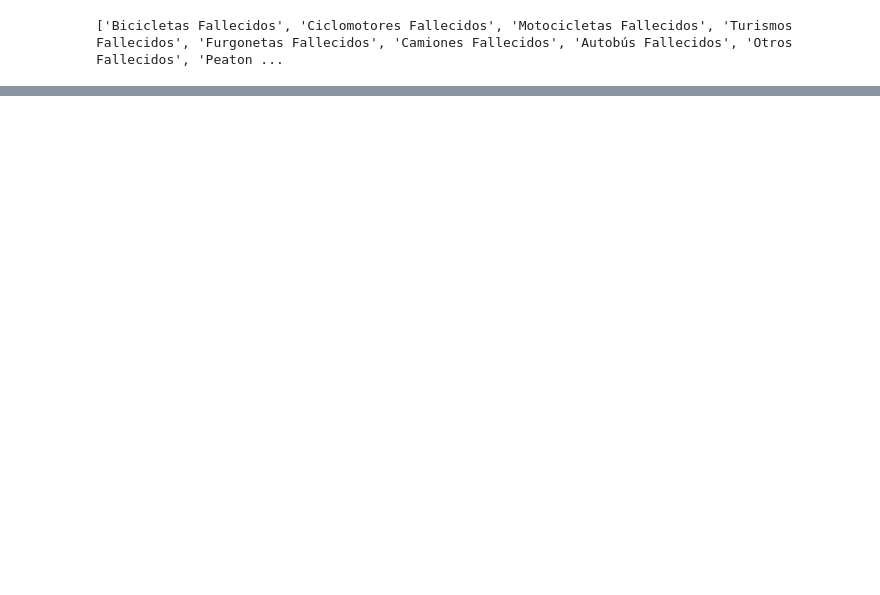
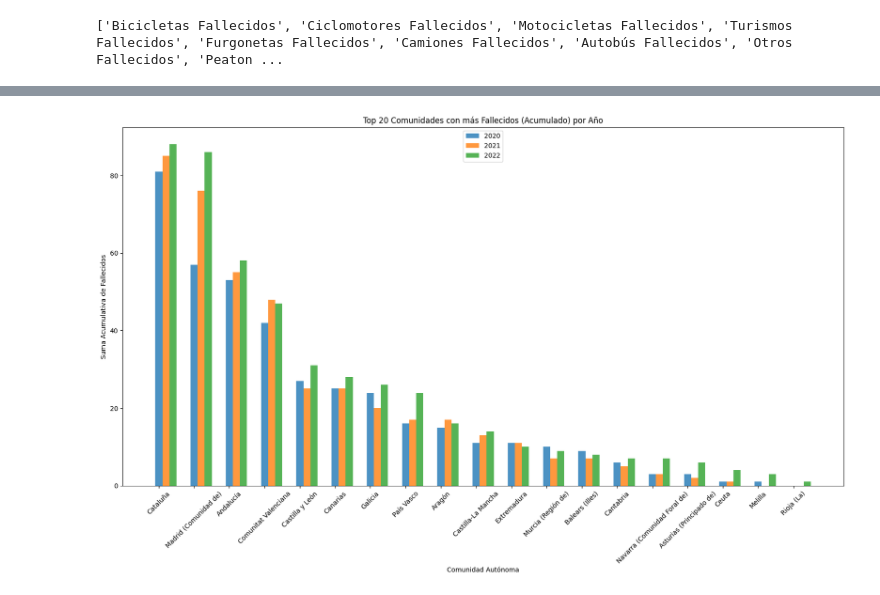
Before and after one commit to MartinAmez/MartinAmez, a Jupyter notebook: EDA_entrega/1_Memoria_EDA_v1.ipynb, the cells around one changed output, grey strips where cells are left out. Drawn from its saved outputs; the diff is of its cells as text; code cells hidden in the pictures; blank space fills up the shorter version.

```diff
--- a/EDA_entrega/1_Memoria_EDA_v1.ipynb
+++ b/EDA_entrega/1_Memoria_EDA_v1.ipynb
@@ -835,0 +995,39 @@ fallecidos(dgt,"Camiones")
+# %%
+# Hacemos lo mismo para las comunidades
+grouped_data_2020 = dgt.loc[dgt["Anho"] == 2020].groupby(["Comunidad Autónoma"])["Fallecidos"].sum().reset_index()
+grouped_data_2021 = dgt.loc[dgt["Anho"] == 2021].groupby(["Comunidad Autónoma"])["Fallecidos"].sum().reset_index()
+grouped_data_2022 = dgt.loc[dgt["Anho"] == 2022].groupby(["Comunidad Autónoma"])["Fallecidos"].sum().reset_index()
+
+# Ordenar de mayor a menor por la columna de "Fallecidos" y obtener los 20 primeros para cada año
+top_20_2020 = grouped_data_2020.sort_values(by="Fallecidos", ascending=False).head(20)
+top_20_2021 = grouped_data_2021.sort_values(by="Fallecidos", ascending=False).head(20)
+top_20_2022 = grouped_data_2022.sort_values(by="Fallecidos", ascending=False).head(20)
+
+# Calcular acumulativos por comunidad
+top_20_2020['Acumulado'] = top_20_2020['Fallecidos'].cumsum()
+top_20_2021['Acumulado'] = top_20_2021['Fallecidos'].cumsum()
+top_20_2022['Acumulado'] = top_20_2022['Fallecidos'].cumsum()
+
+# Crear un gráfico de barras apiladas acumulativas por municipio para los años 2020, 2021 y 2022
+plt.figure(figsize=(20, 10))
+bar_width = 0.2  # Ancho de cada barra
+bar_padding = 0  # Espaciado entre barras de distintos años
+
+# Calcular las posiciones de las barras
+positions_2020 = range(len(top_20_2020))
+positions_2021 = [pos + bar_width + bar_padding for pos in positions_2020]
+positions_2022 = [pos + 2 * (bar_width + bar_padding) for pos in positions_2020]
+
+# Graficar las barras
+plt.bar(positions_2020, top_20_2020["Fallecidos"], width=bar_width, label='2020', alpha=0.8)
+plt.bar(positions_2021, top_20_2021["Fallecidos"], width=bar_width, label='2021', alpha=0.8)
+plt.bar(positions_2022, top_20_2022["Fallecidos"], width=bar_width, label='2022', alpha=0.8)
+
+plt.title('Top 20 Comunidades con más Fallecidos (Acumulado) por Año')
+plt.xlabel('Comunidad Autónoma')
+plt.ylabel('Suma Acumulativa de Fallecidos')
+plt.xticks(positions_2020, top_20_2020["Comunidad Autónoma"], rotation=45)
+plt.legend(loc="upper center")
+plt.show()
+# %% [output]
+[figure, added]
```
Also changed, not shown: parts of 52 cells of this notebook, 4 other files.
